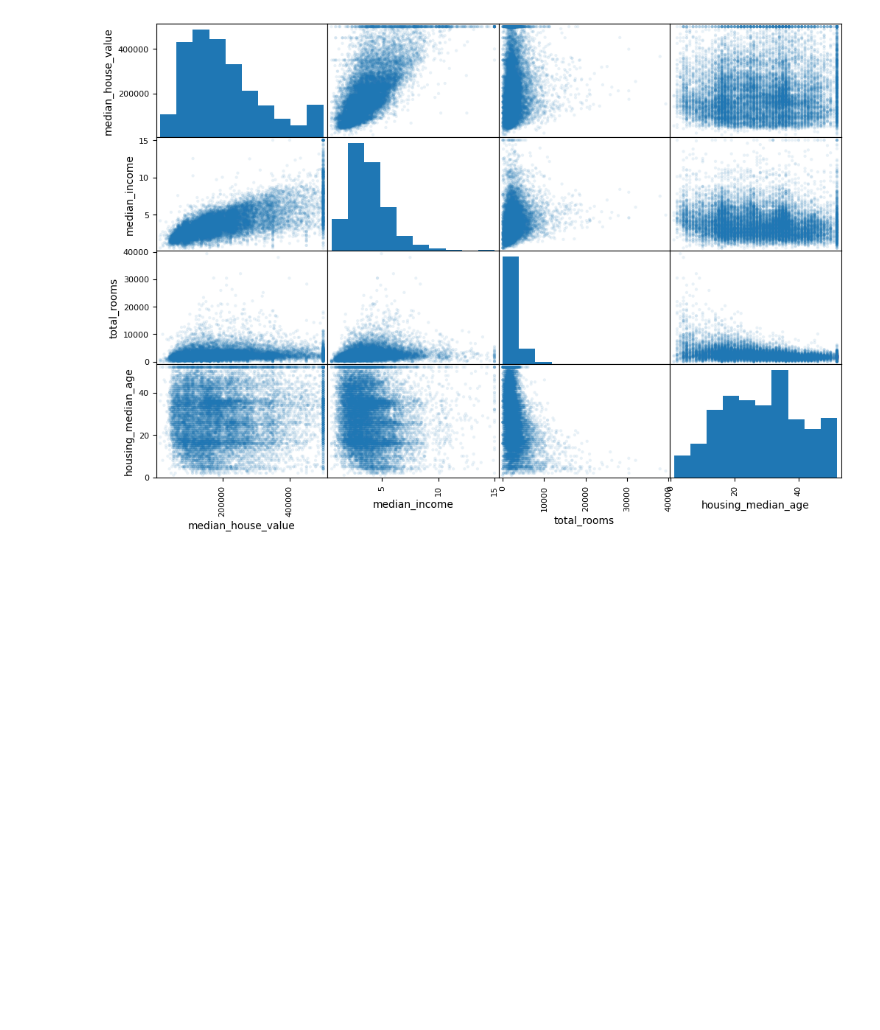
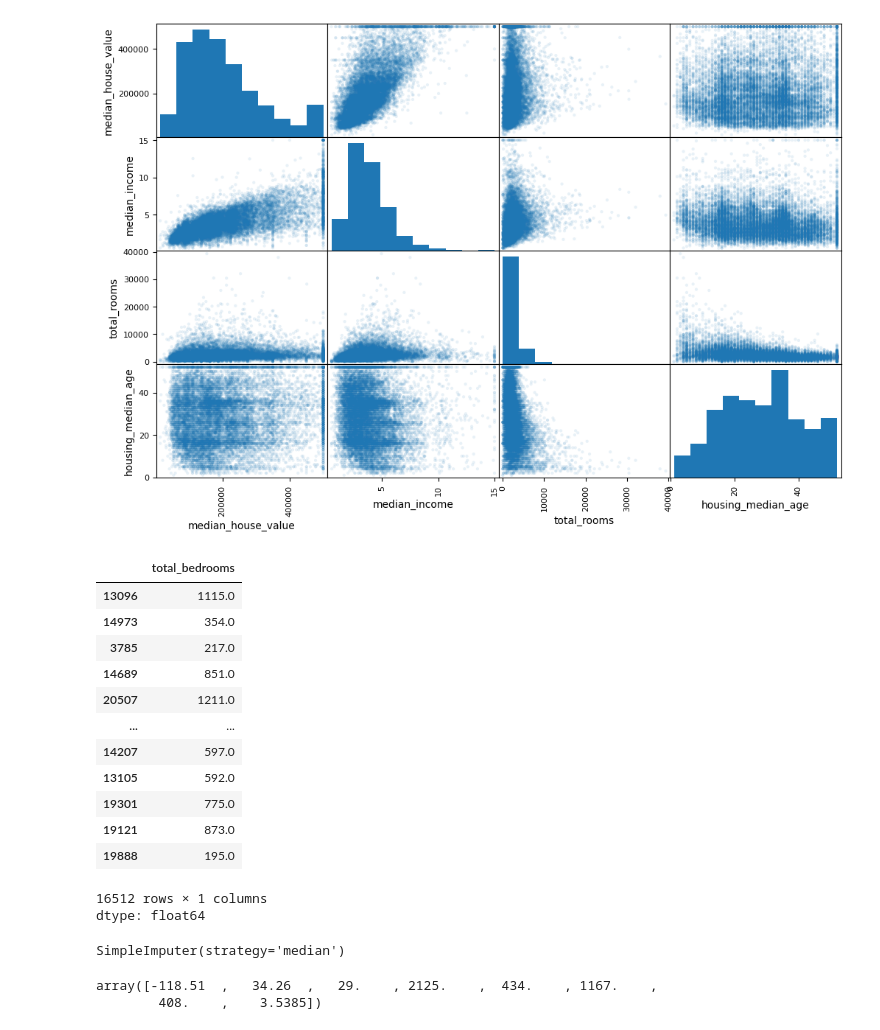
Before and after one commit to EfeAtesh/MLLearning, a Jupyter notebook: MachineLearnin'sLearnin.ipynb, the cells around one changed output. Drawn from its saved outputs; the diff is of its cells as text; code cells hidden in the pictures; blank space fills up the shorter version.

```diff
--- a/MachineLearnin'sLearnin.ipynb
+++ b/MachineLearnin'sLearnin.ipynb
@@ -269,3 +266,24 @@ array([[<Axes: xlabel='median_house_value', ylabel='median_house_value'>,
         <Axes: xlabel='housing_median_age', ylabel='housing_median_age'>]],
       dtype=object)
 [figure]
+# %%
+housing = strat_train_set.drop("median_house_value",axis=1)
+housing_labels = strat_train_set["median_house_value"].copy()
+# %%
+median = housing["total_bedrooms"].median()
+housing["total_bedrooms"].fillna(median)
+# %% [output]
+|  | total_bedrooms |
+| 13096 | 1115.0 |
+| 14973 | 354.0 |
+| 3785 | 217.0 |
+| 14689 | 851.0 |
+| 20507 | 1211.0 |
+| ... | ... |
+| 14207 | 597.0 |
+| 13105 | 592.0 |
+| 19301 | 775.0 |
+| 19121 | 873.0 |
+| 19888 | 195.0 |
+16512 rows × 1 columns
+dtype: float64
@@ -271,0 +295,9 @@ array([[<Axes: xlabel='median_house_value', ylabel='median_house_value'>,
+# %%
+imputer.fit(housing_num)
+# %% [output]
+SimpleImputer(strategy='median')
+# %%
+imputer.statistics_
+# %% [output]
+array([-118.51  ,   34.26  ,   29.    , 2125.    ,  434.    , 1167.    ,
+        408.    ,    3.5385])
```
Also changed, not shown: parts of 7 cells of this notebook.
